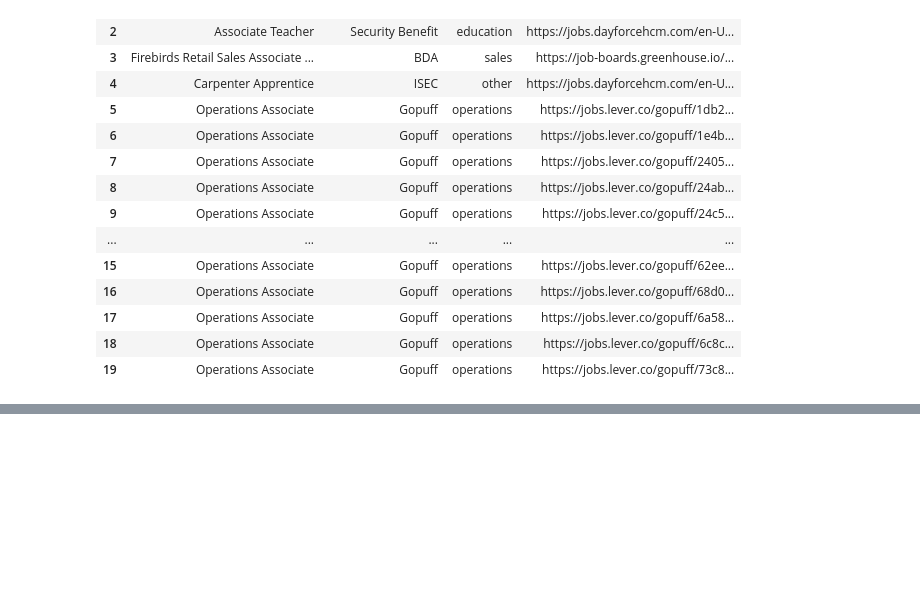
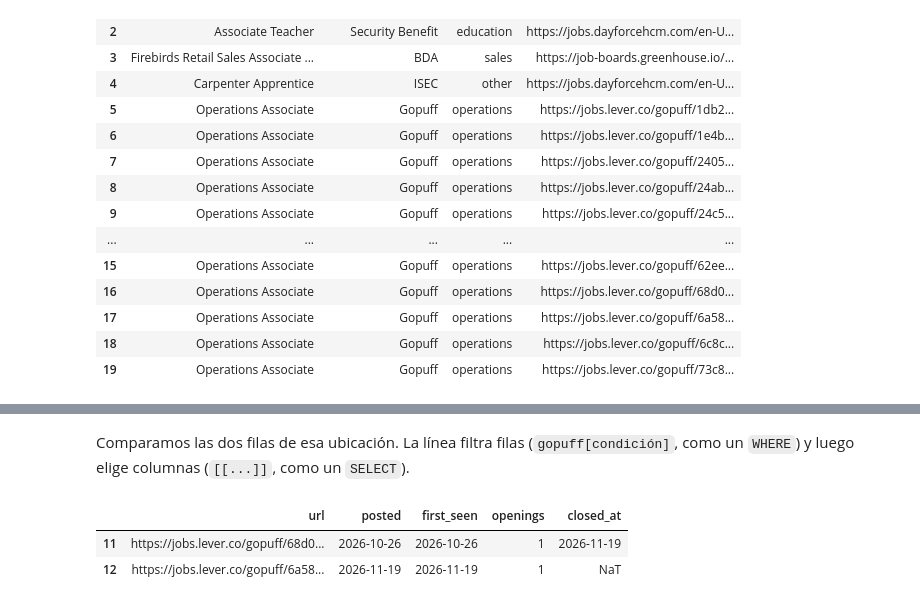
Before and after one commit to laglera/junior_radar, a Jupyter notebook: notebooks/01_exploracion_inicial.ipynb, the cells around one changed output, grey strips where cells are left out. Drawn from its saved outputs; the diff is of its cells as text; code cells hidden in the pictures; blank space fills up the shorter version.

```diff
--- a/notebooks/01_exploracion_inicial.ipynb
+++ b/notebooks/01_exploracion_inicial.ipynb
@@ -219,0 +281,9 @@ antes de calcular métricas finales.
+# %%
+gopuff = duckdb.sql("""
+    SELECT *
+    FROM jobs
+    WHERE company = 'Gopuff'
+      AND title = 'Operations Associate'
+""").df()
+
+gopuff.shape
@@ -219,0 +338,9 @@ antes de calcular métricas finales.
+# %% [markdown]
+Comparamos las dos filas de esa ubicación. La línea filtra filas (`gopuff[condición]`, como un
+`WHERE`) y luego elige columnas (`[[...]]`, como un `SELECT`).
+# %%
+gopuff[gopuff["location"] == "Birmingham 1183, England"][["url", "posted", "first_seen", "openings", "closed_at"]]
+# %% [output]
+|  | url | posted | first_seen | openings | closed_at |
+| 11 | https://jobs.lever.co/gopuff/68d0... | 2026-10-26 | 2026-10-26 | 1 | 2026-11-19 |
+| 12 | https://jobs.lever.co/gopuff/6a58... | 2026-11-19 | 2026-11-19 | 1 | NaT |
```
Also changed, not shown: parts of 28 cells of this notebook, 1 other file.
